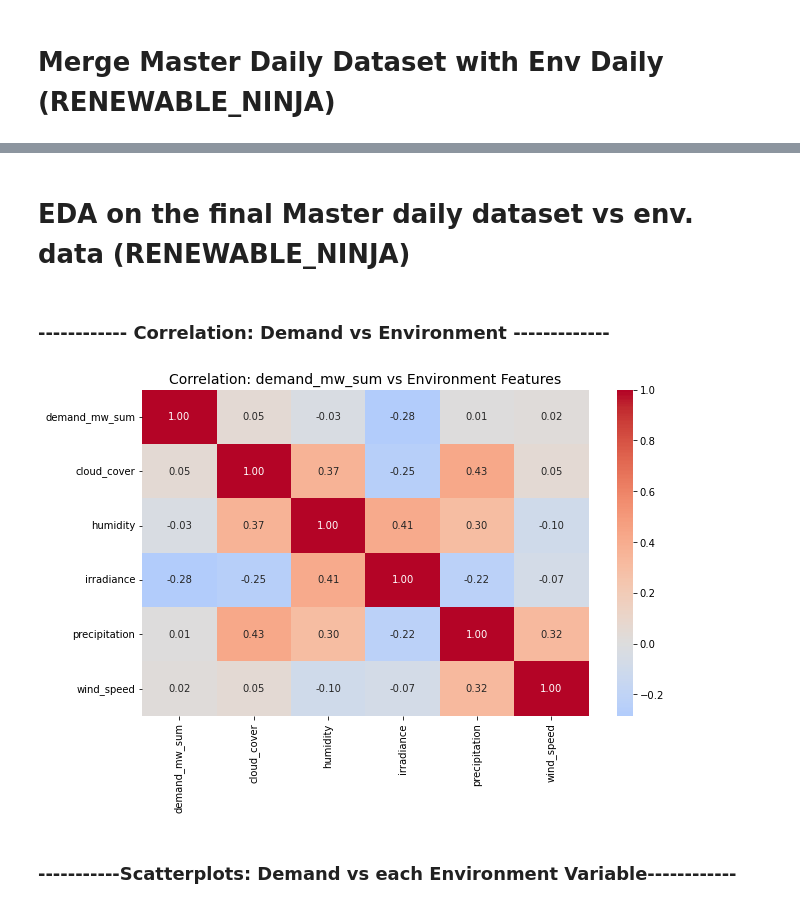
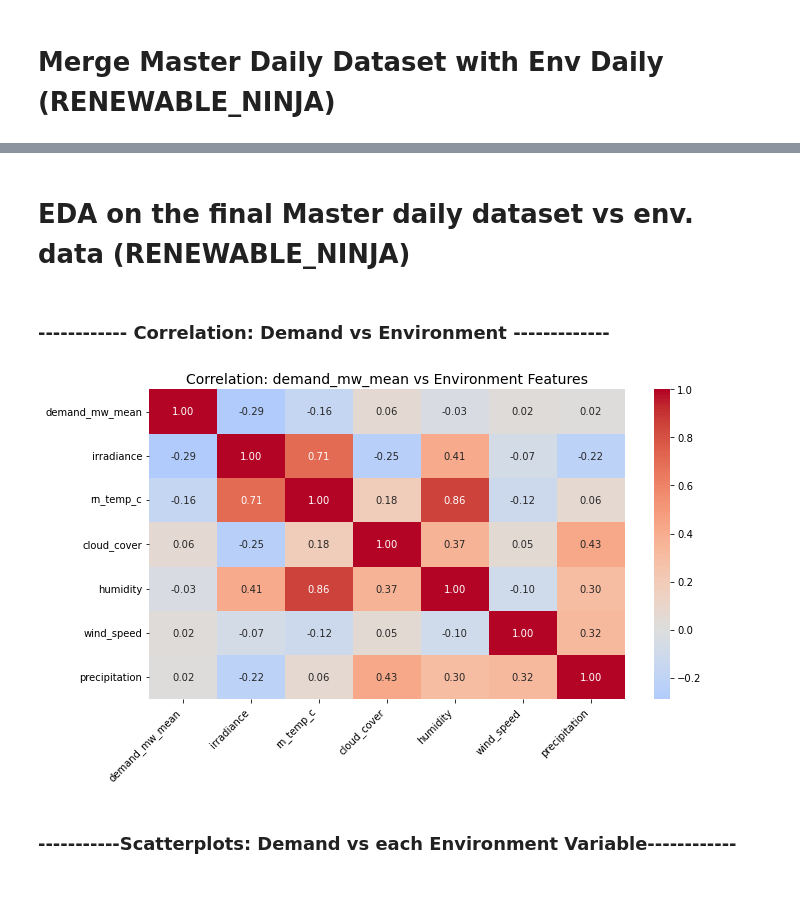
Before and after one commit to frozen-reprise/2025H5_GroupE, a Jupyter notebook: 2025H5_groupE_EDA.ipynb, the cells around one changed output, grey strips where cells are left out. Drawn from its saved outputs; the diff is of its cells as text; code cells hidden in the pictures.

Commit message:
Update the EDA and the Master
Team decided the use the renewable Ninja temp

```diff
--- a/2025H5_groupE_EDA.ipynb
+++ b/2025H5_groupE_EDA.ipynb
@@ -1255,10 +1275,10 @@ from pathlib import Path
 master_for_merge = feat.copy()
 env_for_merge    = env_daily.copy()
 
-# 1) Normalize DATE on master (ensure datetime + strip time -> midnight)
+# Normalize DATE on master (ensure datetime + strip time -> midnight)
 master_for_merge["DATE"] = pd.to_datetime(master_for_merge["DATE"], errors="coerce").dt.normalize()
 
-# 2) Ensure env has DATE, then normalize
+# Ensure env has DATE, then normalize
 if "DATE" not in env_for_merge.columns:
     if "time" in env_for_merge.columns:
         env_for_merge = env_for_merge.rename(columns={"time": "DATE"})
@@ -1272,11 +1292,7 @@ if "DATE" not in env_for_merge.columns:
 
 env_for_merge["DATE"] = pd.to_datetime(env_for_merge["DATE"], errors="coerce").dt.normalize()
 
-# 3) Drop env temperature (master already has temp_c_mean)
-if "temperature" in env_for_merge.columns:
-    env_for_merge = env_for_merge.drop(columns=["temperature"])
-
-# 4) Enforce 1 row per DATE on env (average if dupes)
+# Enforce 1 row per DATE on env (average if dupes)
 env_for_merge = (
     env_for_merge
     .groupby("DATE", as_index=False)
@@ -1284,8 +1300,13 @@ env_for_merge = (
     .sort_values("DATE")
 )
 
-# 5) Merge (keep all master rows)
+# Merge (keep all master rows)
 final_master = master_for_merge.merge(env_for_merge, on="DATE", how="left", validate="1:1")
+
+# Drop project temp columns; keep RN temp columns in the final master ---
+cols_to_drop = [c for c in ["temp_c", "temp_c_mean"] if c in final_master.columns]
+final_master = final_master.drop(columns=cols_to_drop)
+
 
 print("Final Master shape:", final_master.shape)
 display(final_master.head(5))
@@ -1307,37 +1328,38 @@ Final Master shape: (4095, 50)
 Saved Final Master dataset → /Users/rahellegesse/Documents/rahel_ds_projects/Data/nsw_clean_outputs/Final_master_daily_with_env.csv
-# %% [markdown]
-# EDA on the final Master daily dataset vs env. data (RENEWABLE_NINJA)
+# %% [markdown]
+# EDA on the final Master daily dataset vs env. data (RENEWABLE_NINJA)
 # %% [markdown]
 ### ------------ Correlation: Demand vs Environment -------------
 # %%
 import seaborn as sns
 import matplotlib.pyplot as plt
+import pandas as pd
 
-# Load merged file
-final_master = pd.read_csv(OUTDIR / "Final_master_daily_with_env.csv", parse_dates=["DATE"])
+target = "demand_mw_mean"
+features = [c for c in [
+    "cloud_cover","humidity","irradiance","precipitation","wind_speed","rn_temp_c"
+] if c in final_master.columns]
 
-# Drop the environment temperature (to avoid duplication with master temp_c_mean)
-if "temperature" in final_master.columns:
-    final_master = final_master.drop(columns=["temperature"])
+# Cast to numeric first (older pandas has no numeric_only in corr)
+num = final_master[[target] + features].apply(pd.to_numeric, errors="coerce")
+num = num.dropna(axis=1, how="all")  # in case any column becomes all-NaN
 
+corr = num.corr()
 
-# Choose demand target (consistent with your earlier script)
-target = "demand_mw_sum" if "demand_mw_sum" in final_master.columns else \
-         "demand_mw_mean" if "demand_mw_mean" in final_master.columns else \
-         "demand_mw_max"
+# Order by |corr| with target for a cleaner view
+order = corr[target].abs().dropna().sort_values(ascending=False).index
+corr = corr.loc[order, order]
 
-# Pick key env features (excluding temperature)
-env_features = [c for c in ["cloud_cover","humidity","irradiance","precipitation","wind_speed"] if c in final_master.columns]
-
-# Compute correlation matrix
-corr_env = final_master[[target] + env_features].corr()
-
+# Same format & size as original, slightly tidied labels
 plt.figure(figsize=(10,6))
-sns.heatmap(corr_env, annot=True, cmap="coolwarm", center=0, fmt=".2f")
-plt.title(f"Correlation: {target} vs Environment Features", fontsize=14)
+sns.heatmap(corr, annot=True, cmap="coolwarm", center=0, fmt=".2f")
+plt.title("Correlation: demand_mw_mean vs Environment Features", fontsize=14)
+plt.xticks(rotation=45, ha="right")
+plt.yticks(rotation=0)
+plt.tight_layout()
 plt.show()
 # %% [output]
-[figure, old version]
+[figure, new version]
 # %% [markdown]
 ### -----------Scatterplots: Demand vs each Environment Variable------------
 # %%
```
Also changed, not shown: parts of 9 cells of this notebook, 3 other files.
